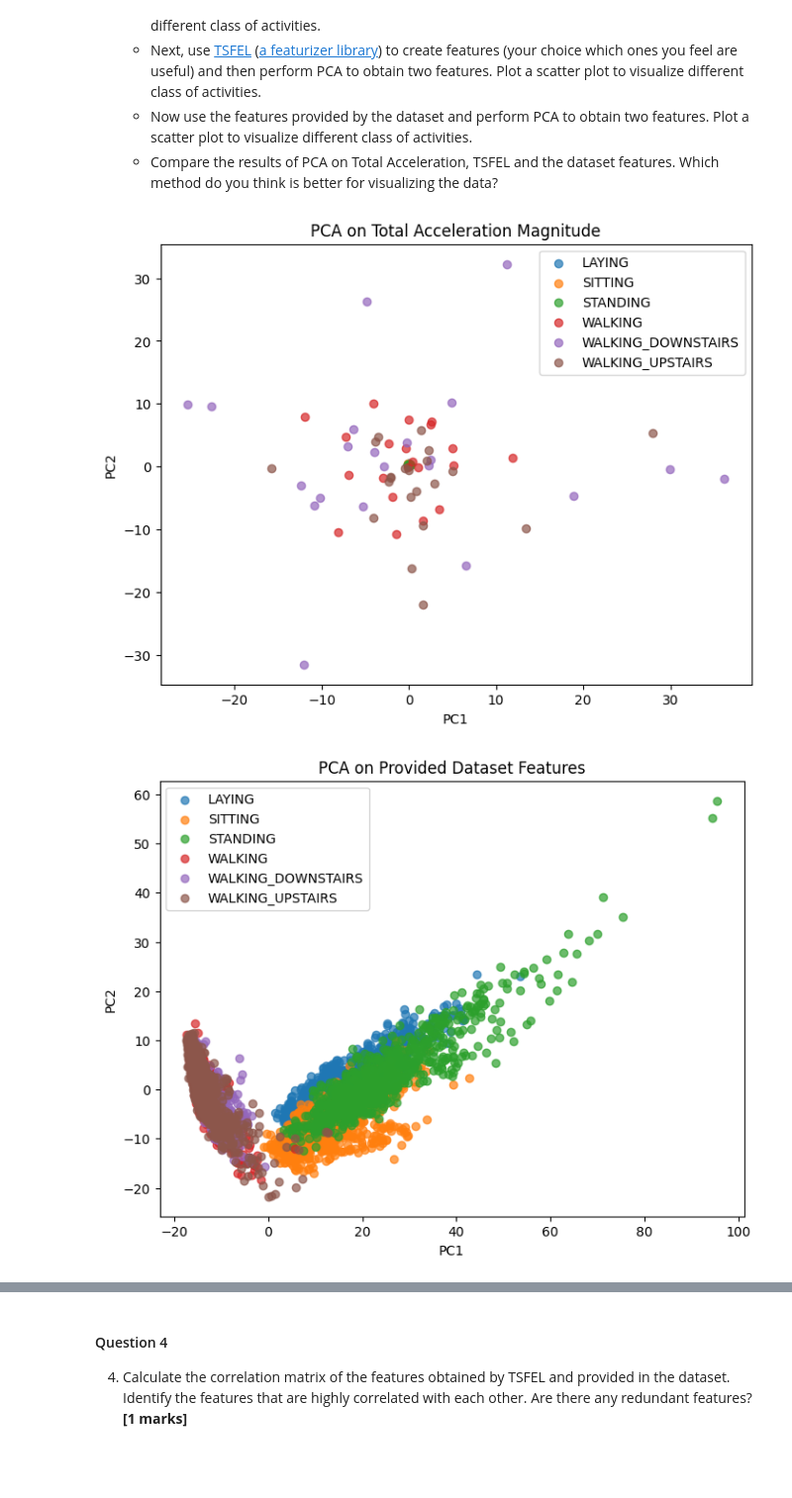
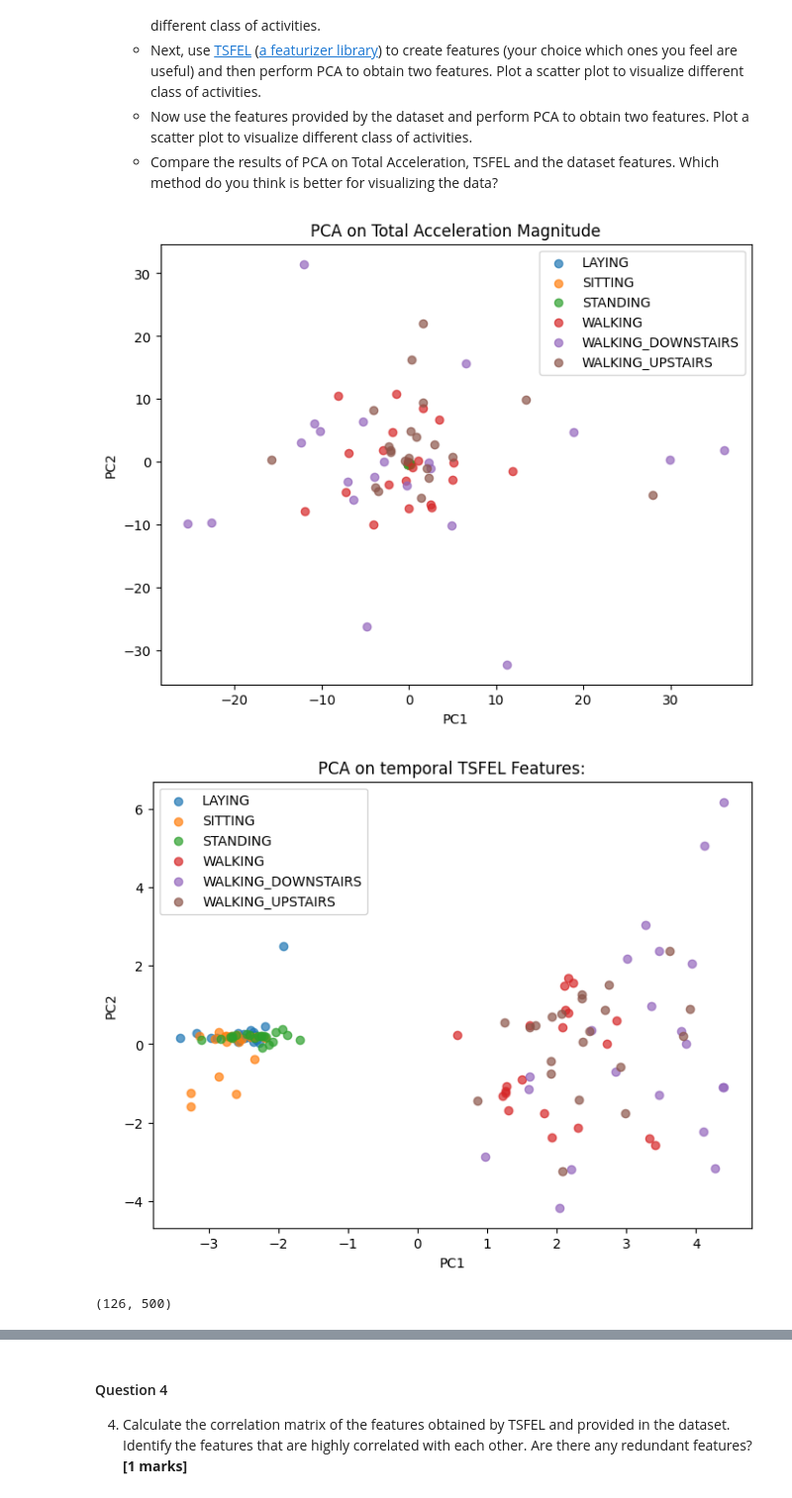
Before and after one commit to Tanushka-Sonde/ES335-assignment-1, a Jupyter notebook: HAR/HAR_task_1.ipynb, the cells around one changed output, grey strips where cells are left out. Shown at 99% size. Cells and saved outputs as stored; diff of their text form; code cells hidden in the pictures; blank space fills up the shorter version.

```diff
--- a/HAR/HAR_task_1.ipynb
+++ b/HAR/HAR_task_1.ipynb
@@ -145,7 +145,7 @@ import numpy as np
 import pandas as pd
 import matplotlib.pyplot as plt
 from sklearn.decomposition import PCA
-# from tsfel import time_series_features_extractor, get_features_by_domain
+from tsfel import time_series_features_extractor, get_features_by_domain
 from sklearn.preprocessing import StandardScaler
 
 # Activities in UCI HAR Dataset
@@ -196,44 +196,46 @@ def tsfel_features(X, y,feature):
     tsfel_feats = np.array(tsfel_feats)
     return tsfel_feats, y
 
 
 # ---------------- Step 3: Dataset Provided Features ----------------
 def load_original_features(dataset_dir):
     # Example: Use X_train.txt from UCI HAR Dataset
     feature_file = os.path.join(dataset_dir, "train", "X_train.txt")
     label_file = os.path.join(dataset_dir, "train", "y_train.txt")
 
     X = pd.read_csv(feature_file, delim_whitespace=True, header=None).values
     y = pd.read_csv(label_file, delim_whitespace=True, header=None).values.flatten()
     y = np.array([ACTIVITIES[i-1] for i in y])  # map 1–6 → activities
     return X, y
 
 
 # ---------------- MAIN ----------------
 if __name__ == "__main__":
-    base_dir = os.path.join( "human+activity+recognition+using+smartphones", "UCI HAR Dataset", "Combined", "Train")
+    base_dir = os.path.join("Combined", "Train")
 
     # Step 1: PCA on total acceleration
     raw_data, raw_labels = load_acc_data(base_dir, samples_per_activity=3)
     apply_pca_and_plot(raw_data, raw_labels, "PCA on Total Acceleration Magnitude")
 
-#     # Step 2: PCA on TSFEL features
-#     feature="temporal"
-#     tsfel_X_1, tsfel_y = tsfel_features(raw_data, raw_labels,feature)
-#     apply_pca_and_plot(tsfel_X_1, tsfel_y, "PCA on TSFEL Features:",feature)
+    # Step 2: PCA on TSFEL features
+    feature="temporal"
+    tsfel_X_1, tsfel_y = tsfel_features(raw_data, raw_labels,feature)
+    apply_pca_and_plot(tsfel_X_1, tsfel_y, "PCA on temporal TSFEL Features:")
+    print(raw_data.shape)
 
-#     feature="spectral"
-#     tsfel_X_2, tsfel_y = tsfel_features(raw_data, raw_labels,feature)
-#     apply_pca_and_plot(tsfel_X_2, tsfel_y, "PCA on TSFEL Features:",feature)
+    feature="spectral"
+    tsfel_X_2, tsfel_y = tsfel_features(raw_data, raw_labels,feature)
+    apply_pca_and_plot(tsfel_X_2, tsfel_y, "PCA on spectral TSFEL Features:")
 
-#     feature=""
-#     tsfel_X_3, tsfel_y = tsfel_features(raw_data, raw_labels,feature)
-#     apply_pca_and_plot(tsfel_X_3, tsfel_y, "PCA on all TSFEL Features")
+    feature="all"
+    tsfel_X_3, tsfel_y = tsfel_features(raw_data, raw_labels,feature)
+    apply_pca_and_plot(tsfel_X_3, tsfel_y, "PCA on all TSFEL Features")
 
     # Step 3: PCA on dataset-provided features
-    feature_dir = os.path.join( "human+activity+recognition+using+smartphones", "UCI HAR Dataset","UCI HAR Dataset")
+    feature_dir = os.path.join("UCI HAR Dataset")
     X_feat, y_feat = load_original_features(feature_dir)
     apply_pca_and_plot(X_feat, y_feat, "PCA on Provided Dataset Features")
 # %% [output]
-[figure, old version]
+[figure, new version]
-[figure, old version]
+[figure, new version]
+(126, 500)
```
Also changed, not shown: parts of 8 cells of this notebook, 3 other files.
